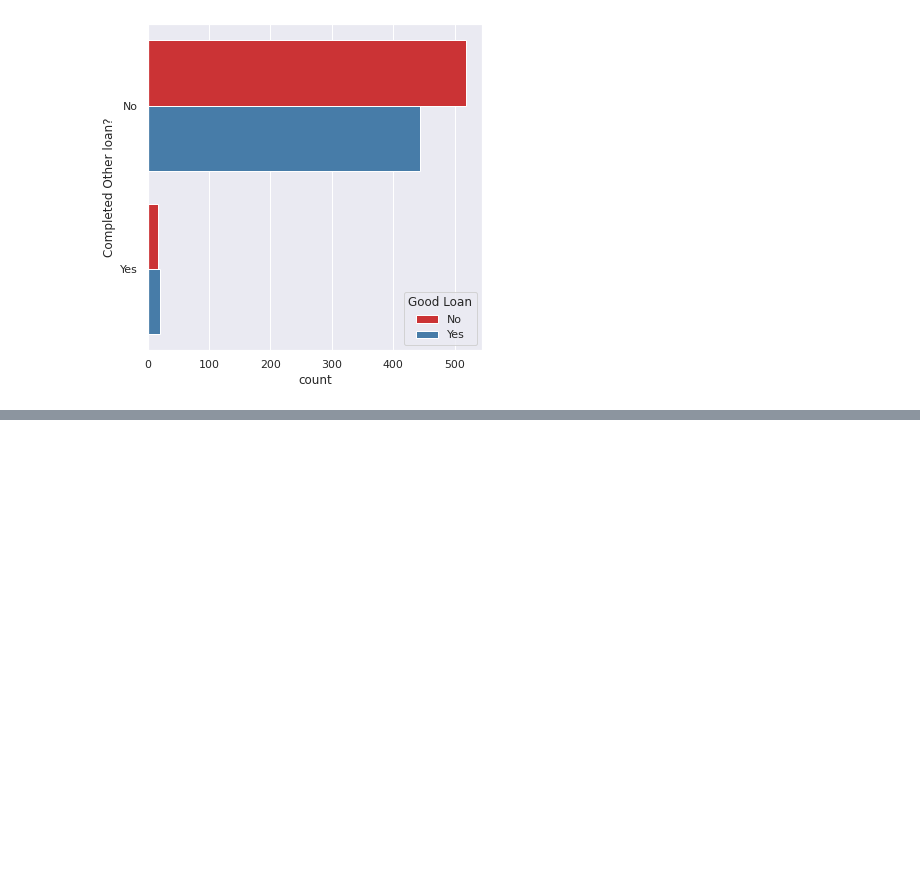
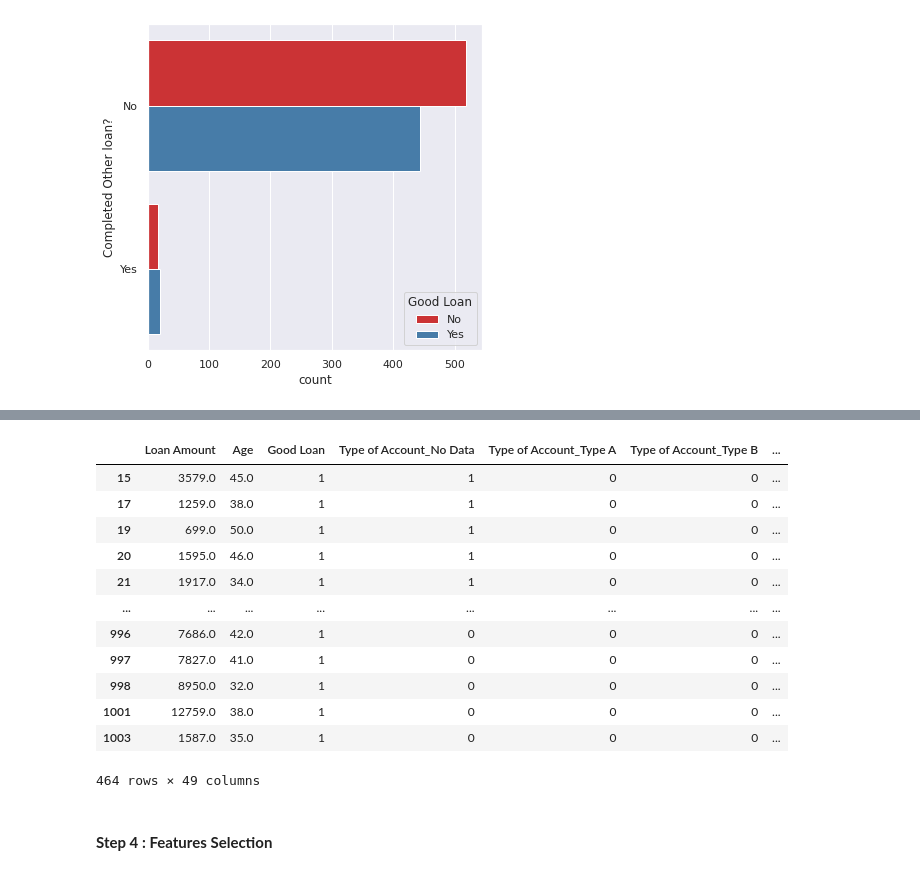
Before and after one commit to Highashikata/Data-Science---Bad-or-Good-Customer-to-give-a-Loan-to-, a Jupyter notebook: Data_Science_Good_or_Bad_Customer_to_give_a_loan_to.ipynb, the cells around one changed output, grey strips where cells are left out. Drawn from its saved outputs; the diff is of its cells as text; code cells hidden in the pictures; blank space fills up the shorter version.

```diff
--- a/Data_Science_Good_or_Bad_Customer_to_give_a_loan_to.ipynb
+++ b/Data_Science_Good_or_Bad_Customer_to_give_a_loan_to.ipynb
@@ -380,0 +383,10 @@ for feature in features:
+# %%
+# Encoding the Data
+# df = pd.get_dummies(df, columns = features)
+
+# changing the Good Loan Values from Y/N to 1s & 0s
+df['Good Loan'][df['Good Loan'] == "Yes"] = 1
+df['Good Loan'][df['Good Loan'] == "No"] = 0
+
+# Displaying the Data
+df.tail(10)
@@ -380,0 +412,18 @@ for feature in features:
+# %%
+df[df['Good Loan'] == 1]
+# %% [output]
+|  | Loan Amount | Age | Good Loan | Type of Account_No Data | Type of Account_Type A | Type of Account_Type B | ... |
+| 15 | 3579.0 | 45.0 | 1 | 1 | 0 | 0 | ... |
+| 17 | 1259.0 | 38.0 | 1 | 1 | 0 | 0 | ... |
+| 19 | 699.0 | 50.0 | 1 | 1 | 0 | 0 | ... |
+| 20 | 1595.0 | 46.0 | 1 | 1 | 0 | 0 | ... |
+| 21 | 1917.0 | 34.0 | 1 | 1 | 0 | 0 | ... |
+| ... | ... | ... | ... | ... | ... | ... | ... |
+| 996 | 7686.0 | 42.0 | 1 | 0 | 0 | 0 | ... |
+| 997 | 7827.0 | 41.0 | 1 | 0 | 0 | 0 | ... |
+| 998 | 8950.0 | 32.0 | 1 | 0 | 0 | 0 | ... |
+| 1001 | 12759.0 | 38.0 | 1 | 0 | 0 | 0 | ... |
+| 1003 | 1587.0 | 35.0 | 1 | 0 | 0 | 0 | ... |
+464 rows × 49 columns
+# %% [markdown]
+#### **Step 4 : Features Selection**
```
Also changed, not shown: parts of 3 cells of this notebook.
